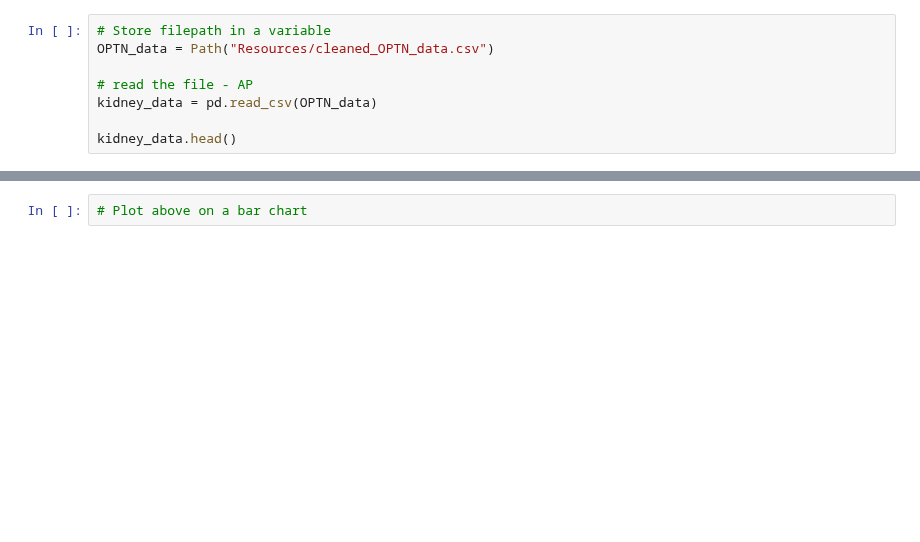
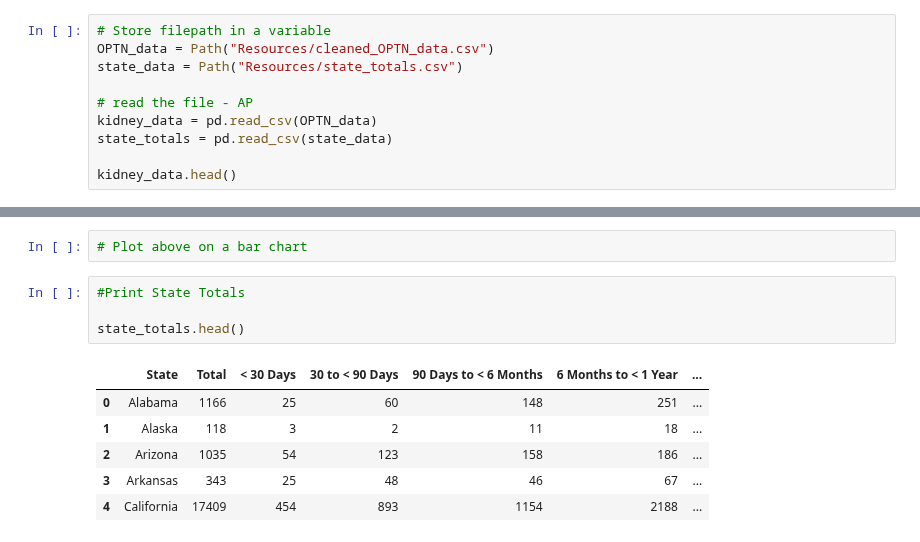
Before and after one commit to ASPigman/Project_1, a Jupyter notebook: KidneyTransplantMain.ipynb, the cells around one changed output, grey strips where cells are left out. Cells and saved outputs as stored; diff of their text form; blank space fills up the shorter version.

Commit message:
added mapping data

```diff
--- a/KidneyTransplantMain.ipynb
+++ b/KidneyTransplantMain.ipynb
@@ -8,9 +17,11 @@ from scipy import stats
 # %%
 # Store filepath in a variable
 OPTN_data = Path("Resources/cleaned_OPTN_data.csv")
+state_data = Path("Resources/state_totals.csv")
 
 # read the file - AP
 kidney_data = pd.read_csv(OPTN_data)
+state_totals = pd.read_csv(state_data)
 
 kidney_data.head()
 # %% [output]
@@ -165,3 +176,14 @@ ok_age_wait
 | 1090 | 11-17 Years | 0 | 1 | 0 | 0 | 0 | ... |
 # %%
 # Plot above on a bar chart
+# %%
+#Print State Totals
+
+state_totals.head()
+# %% [output]
+|  | State | Total | < 30 Days | 30 to < 90 Days | 90 Days to < 6 Months | 6 Months to < 1 Year | ... |
+| 0 | Alabama | 1166 | 25 | 60 | 148 | 251 | ... |
+| 1 | Alaska | 118 | 3 | 2 | 11 | 18 | ... |
+| 2 | Arizona | 1035 | 54 | 123 | 158 | 186 | ... |
+| 3 | Arkansas | 343 | 25 | 48 | 46 | 67 | ... |
+| 4 | California | 17409 | 454 | 893 | 1154 | 2188 | ... |
```
Also changed, not shown: parts of 5 cells of this notebook, 1 other file.
